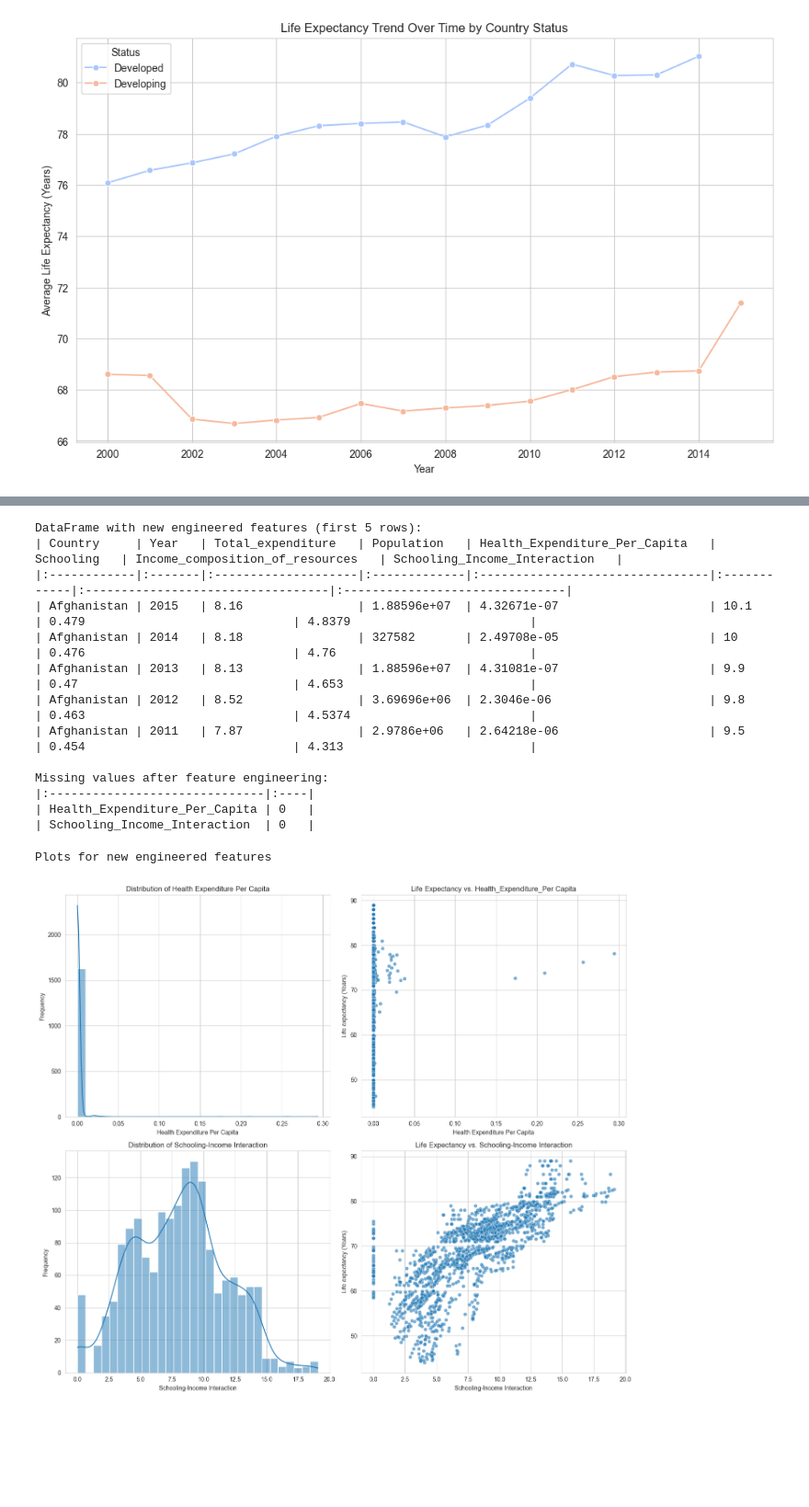
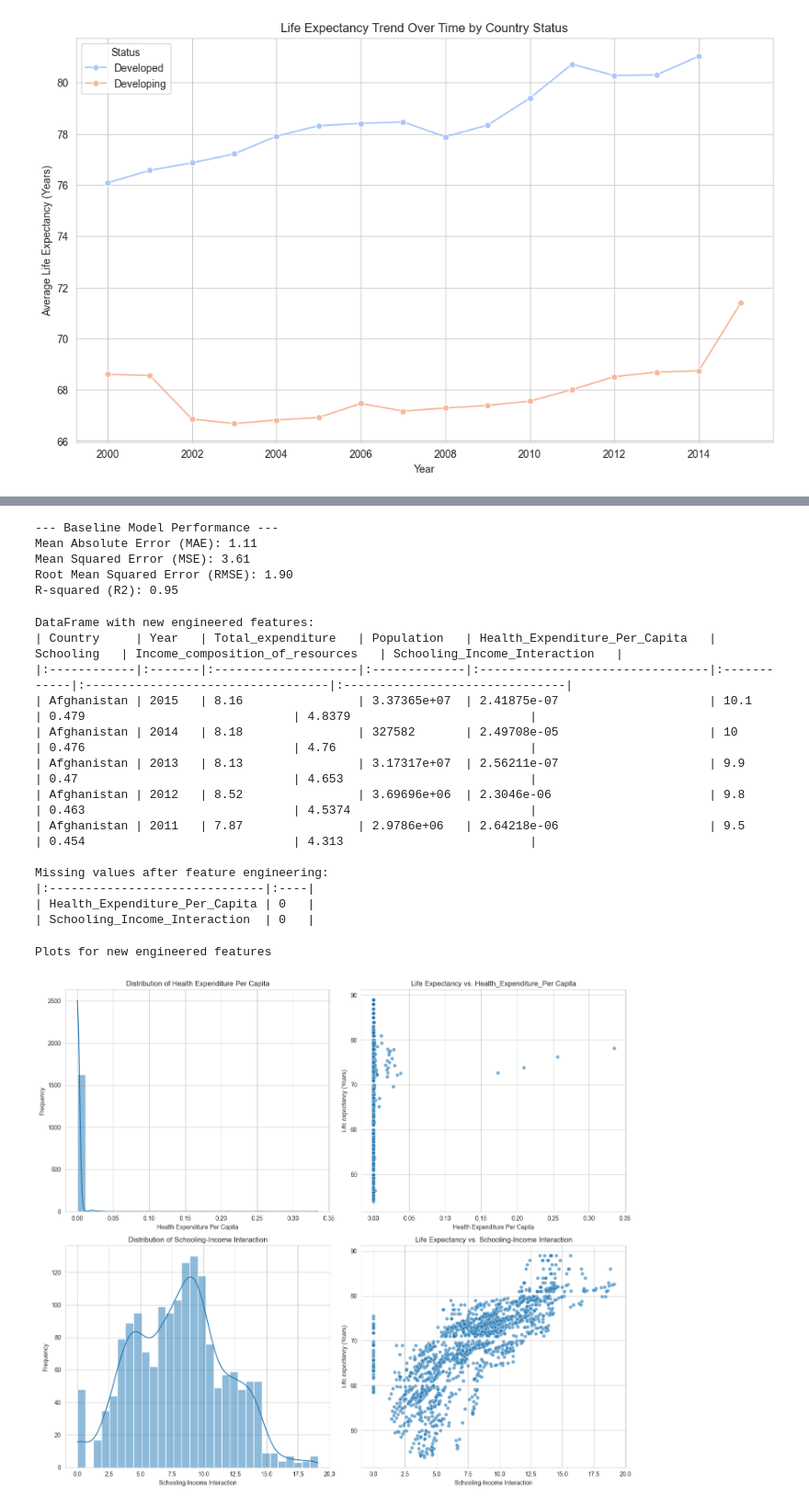
Before and after one commit to NamatovuChristineMaria123/Group-A-Day-Life-Expectancy-Recess-Project, a Jupyter notebook: Life_expectancy.ipynb, the cells around one changed output, grey strips where cells are left out. Shown at 92% size. Drawn from its saved outputs; the diff is of its cells as text; code cells hidden in the pictures; blank space fills up the shorter version.

```diff
--- a/Life_expectancy.ipynb
+++ b/Life_expectancy.ipynb
@@ -424,32 +476,51 @@ Descriptive statistics of columns after re-applying capping (shows current state
+# %%
+# Evaluating the baseline model
+y_pred_baseline = model_baseline.predict(X_test_baseline)
+
+mae_baseline = mean_absolute_error(y_test_baseline, y_pred_baseline)
+mse_baseline = mean_squared_error(y_test_baseline, y_pred_baseline)
+rmse_baseline = np.sqrt(mse_baseline)
+r2_baseline = r2_score(y_test_baseline, y_pred_baseline)
+
+print("\n--- Baseline Model Performance ---")
+print(f"Mean Absolute Error (MAE): {mae_baseline:.2f}")
+print(f"Mean Squared Error (MSE): {mse_baseline:.2f}")
+print(f"Root Mean Squared Error (RMSE): {rmse_baseline:.2f}")
+print(f"R-squared (R2): {r2_baseline:.2f}")
+# %% [output]
+--- Baseline Model Performance ---
+Mean Absolute Error (MAE): 1.11
+Mean Squared Error (MSE): 3.61
+Root Mean Squared Error (RMSE): 1.90
+R-squared (R2): 0.95
 # %%
-# Feature Engineering
+#FEATURE ENGINEERING
 
-# 1. Creating 'Health_Expenditure_Per_Capita'
+# Creating 'Health_Expenditure_Per_Capita'
 # Handling potential division by zero or very small population values
-# If Population is 0, Health_Expenditure_Per_Capita will be 0, otherwise perform the division.
-df['Health_Expenditure_Per_Capita'] = df.apply(
+new_data_set['Health_Expenditure_Per_Capita'] = new_data_set.apply(
     lambda row: row['Total_expenditure'] / row['Population'] if row['Population'] != 0 else 0,
     axis=1
 )
 
-# 2. Creating 'Schooling_Income_Interaction'
-df['Schooling_Income_Interaction'] = df['Schooling'] * df['Income_composition_of_resources']
+# Creating 'Schooling_Income_Interaction'
+new_data_set['Schooling_Income_Interaction'] = new_data_set['Schooling'] * new_data_set['Income_composition_of_resources']
 
 # Displaying the first few rows with the new features
-print("\nDataFrame with new engineered features (first 5 rows):")
-print(df[['Country', 'Year', 'Total_expenditure', 'Population', 'Health_Expenditure_Per_Capita',
+print("\nDataFrame with new engineered features:")
+print(new_data_set[['Country', 'Year', 'Total_expenditure', 'Population', 'Health_Expenditure_Per_Capita',
           'Schooling', 'Income_composition_of_resources', 'Schooling_Income_Interaction']].head().to_markdown(index=False, numalign="left", stralign="left"))
 
 # Checking for any new missing values introduced
 print("\nMissing values after feature engineering:")
-print(df[['Health_Expenditure_Per_Capita', 'Schooling_Income_Interaction']].isnull().sum().to_markdown(numalign="left", stralign="left"))
+print(new_data_set[['Health_Expenditure_Per_Capita', 'Schooling_Income_Interaction']].isnull().sum().to_markdown(numalign="left", stralign="left"))
 # %% [output]
-DataFrame with new engineered features (first 5 rows):
+DataFrame with new engineered features:
 | Country     | Year   | Total_expenditure   | Population   | Health_Expenditure_Per_Capita   | Schooling   | Income_composition_of_resources   | Schooling_Income_Interaction   |
 |:------------|:-------|:--------------------|:-------------|:--------------------------------|:------------|:----------------------------------|:-------------------------------|
-| Afghanistan | 2015   | 8.16                | 1.88596e+07  | 4.32671e-07                     | 10.1        | 0.479                             | 4.8379                         |
+| Afghanistan | 2015   | 8.16                | 3.37365e+07  | 2.41875e-07                     | 10.1        | 0.479                             | 4.8379                         |
 | Afghanistan | 2014   | 8.18                | 327582       | 2.49708e-05                     | 10          | 0.476                             | 4.76                           |
-| Afghanistan | 2013   | 8.13                | 1.88596e+07  | 4.31081e-07                     | 9.9         | 0.47                              | 4.653                          |
+| Afghanistan | 2013   | 8.13                | 3.17317e+07  | 2.56211e-07                     | 9.9         | 0.47                              | 4.653                          |
 | Afghanistan | 2012   | 8.52                | 3.69696e+06  | 2.3046e-06                      | 9.8         | 0.463                             | 4.5374                         |
 | Afghanistan | 2011   | 7.87                | 2.9786e+06   | 2.64218e-06                     | 9.5         | 0.454                             | 4.313                          |
 
@@ -458,47 +529,45 @@ Missing values after feature engineering:
 | Health_Expenditure_Per_Capita | 0   |
 | Schooling_Income_Interaction  | 0   |
 # %%
+#PLOTTING THE NEW FEATURES
 import matplotlib.pyplot as plt
 import seaborn as sns
 import re
 import pandas as pd
 import numpy as np
 
-
-#  Plotting the new features
 sns.set_style("whitegrid")
-
 fig, axes = plt.subplots(nrows=2, ncols=2, figsize=(14, 12))
 axes = axes.flatten()
 
 # Histogram for Health_Expenditure_Per_Capita
-sns.histplot(df['Health_Expenditure_Per_Capita'], kde=True, ax=axes[0], bins=30)
+sns.histplot(new_data_set['Health_Expenditure_Per_Capita'], kde=True, ax=axes[0], bins=30)
 axes[0].set_title('Distribution of Health Expenditure Per Capita')
 axes[0].set_xlabel('Health Expenditure Per Capita')
 axes[0].set_ylabel('Frequency')
 
 # Scatter plot for Health_Expenditure_Per_Capita vs. Life expectancy
-sns.scatterplot(x='Health_Expenditure_Per_Capita', y='Life_expectancy', data=df, ax=axes[1], alpha=0.6)
+sns.scatterplot(x='Health_Expenditure_Per_Capita', y='Life_expectancy', data=new_data_set, ax=axes[1], alpha=0.6)
 axes[1].set_title('Life Expectancy vs. Health_Expenditure_Per Capita')
 axes[1].set_xlabel('Health Expenditure Per Capita')
 axes[1].set_ylabel('Life expectancy (Years)')
 
 # Histogram for Schooling_Income_Interaction
-sns.histplot(df['Schooling_Income_Interaction'], kde=True, ax=axes[2], bins=30)
+sns.histplot(new_data_set['Schooling_Income_Interaction'], kde=True, ax=axes[2], bins=30)
 axes[2].set_title('Distribution of Schooling-Income Interaction')
 axes[2].set_xlabel('Schooling-Income Interaction')
 axes[2].set_ylabel('Frequency')
 
 # Scatter plot for Schooling_Income_Interaction vs. Life expectancy
-sns.scatterplot(x='Schooling_Income_Interaction', y='Life_expectancy', data=df, ax=axes[3], alpha=0.6)
+sns.scatterplot(x='Schooling_Income_Interaction', y='Life_expectancy', data=new_data_set, ax=axes[3], alpha=0.6)
 axes[3].set_title('Life Expectancy vs. Schooling-Income Interaction')
 axes[3].set_xlabel('Schooling-Income Interaction')
 axes[3].set_ylabel('Life expectancy (Years)')
 
 plt.tight_layout()
 plt.savefig('new_features_plots.png')
 
 print("Plots for new engineered features")
 # %% [output]
 Plots for new engineered features
-[figure, old version]
+[figure, new version]
```
Also changed, not shown: parts of 11 cells of this notebook.
